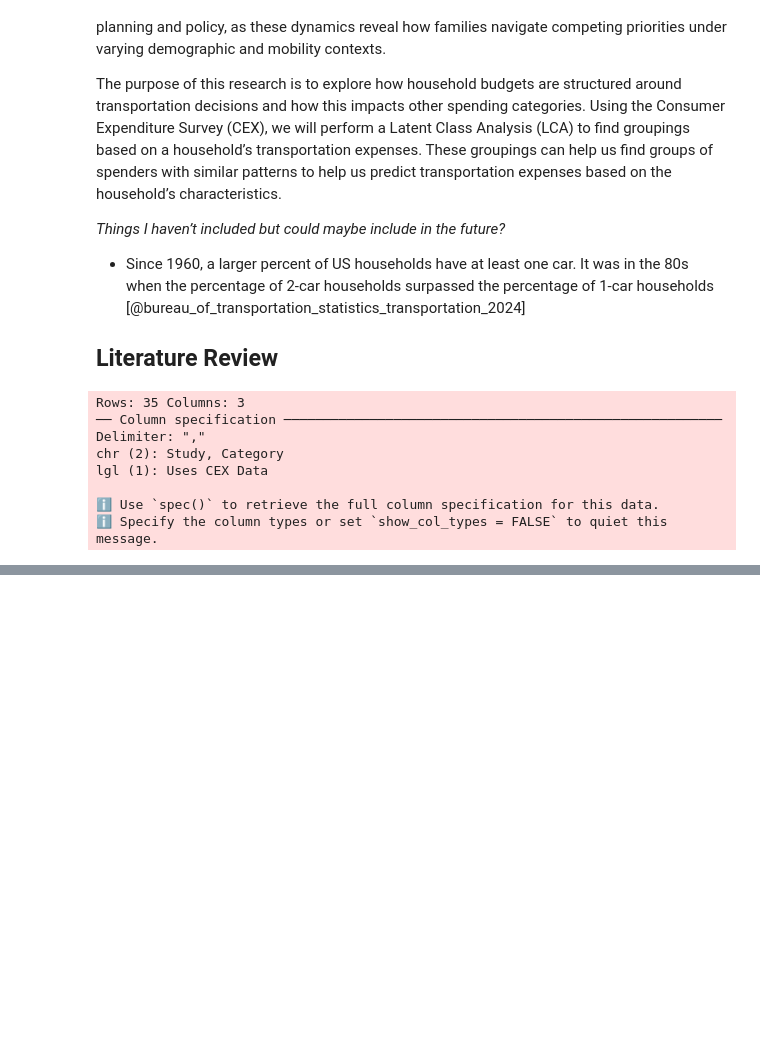
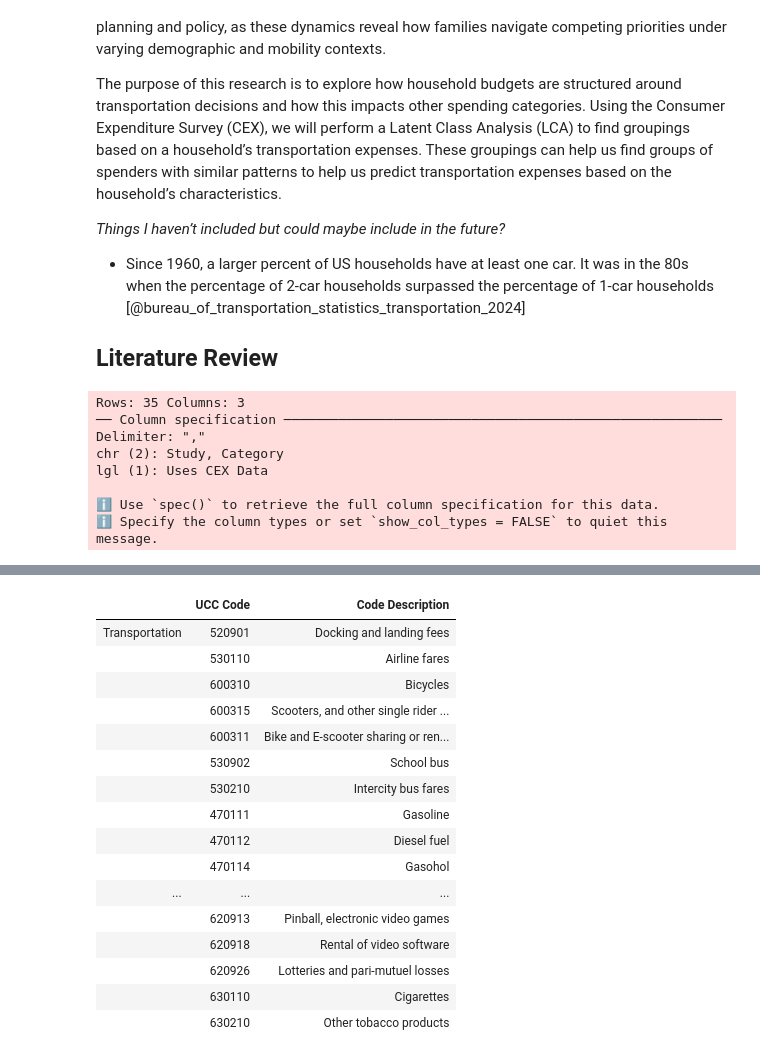
Before and after one commit to KamrynMansfield/transpo_budget_ces, a Jupyter notebook: index.embed.ipynb, the cells around one changed output, grey strips where cells are left out. Drawn from its saved outputs; the diff is of its cells as text; code cells hidden in the pictures; blank space fills up the shorter version.

```diff
--- a/index.embed.ipynb
+++ b/index.embed.ipynb
@@ -2033,0 +3696,29 @@ create_nice_covariate_tbl(final_model, lcm_data, covariates)
+# %%
+detailed_cats <- ucc_codes |>
+  select(ucc_code, `Code description`, broad_category)
+
+names(detailed_cats) <- c("UCC Code","Code Description","Category")
+
+detailed_cats |>
+  gt(
+    # rowname_col = "UCC Code",
+     groupname_col = "Category",
+     row_group_as_column = TRUE)
+# %% [output]
+|  | UCC Code | Code Description |
+| Transportation | 520901 | Docking and landing fees |
+|  | 530110 | Airline fares |
+|  | 600310 | Bicycles |
+|  | 600315 | Scooters, and other single rider ... |
+|  | 600311 | Bike and E-scooter sharing or ren... |
+|  | 530902 | School bus |
+|  | 530210 | Intercity bus fares |
+|  | 470111 | Gasoline |
+|  | 470112 | Diesel fuel |
+|  | 470114 | Gasohol |
+| ... | ... | ... |
+|  | 620913 | Pinball, electronic video games |
+|  | 620918 | Rental of video software |
+|  | 620926 | Lotteries and pari-mutuel losses |
+|  | 630110 | Cigarettes |
+|  | 630210 | Other tobacco products |
```
Also changed, not shown: parts of 12 cells of this notebook, 28 other files.
